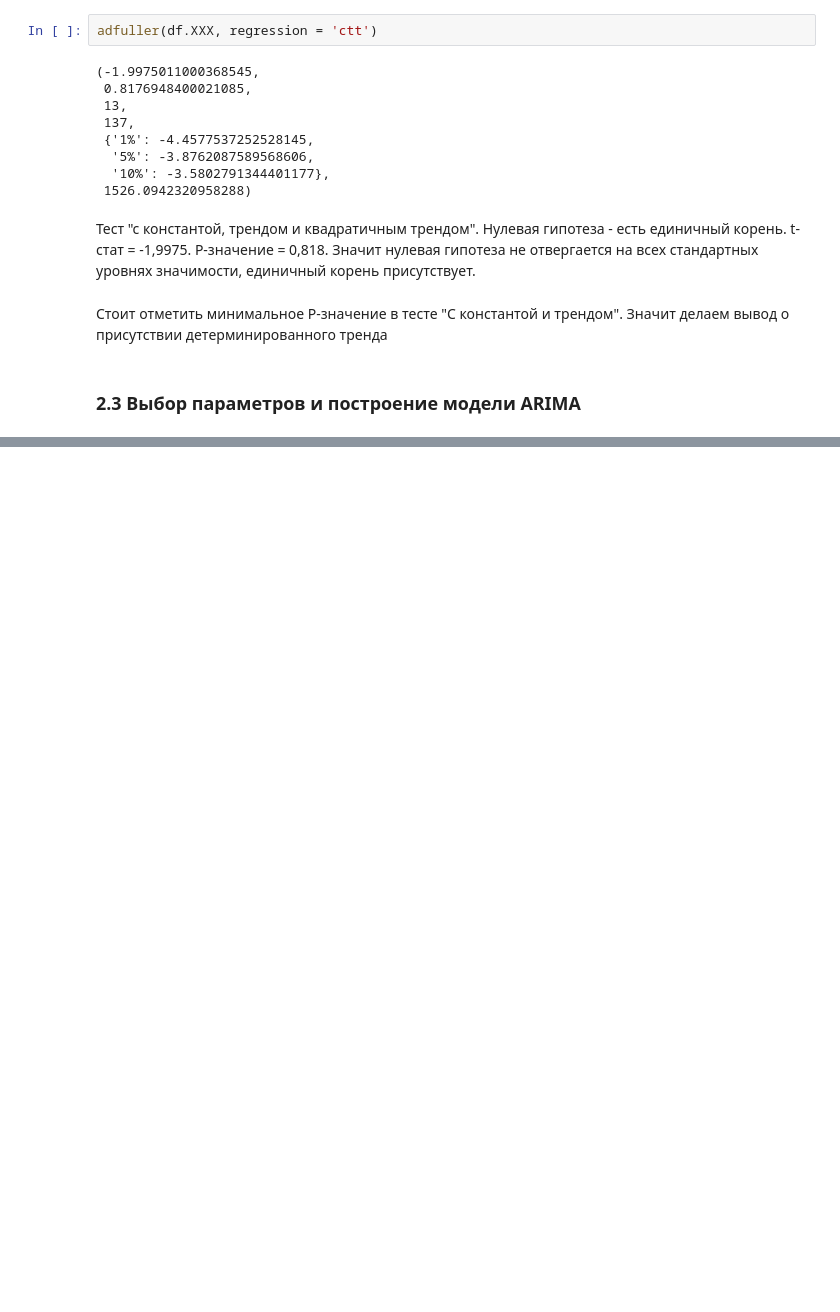
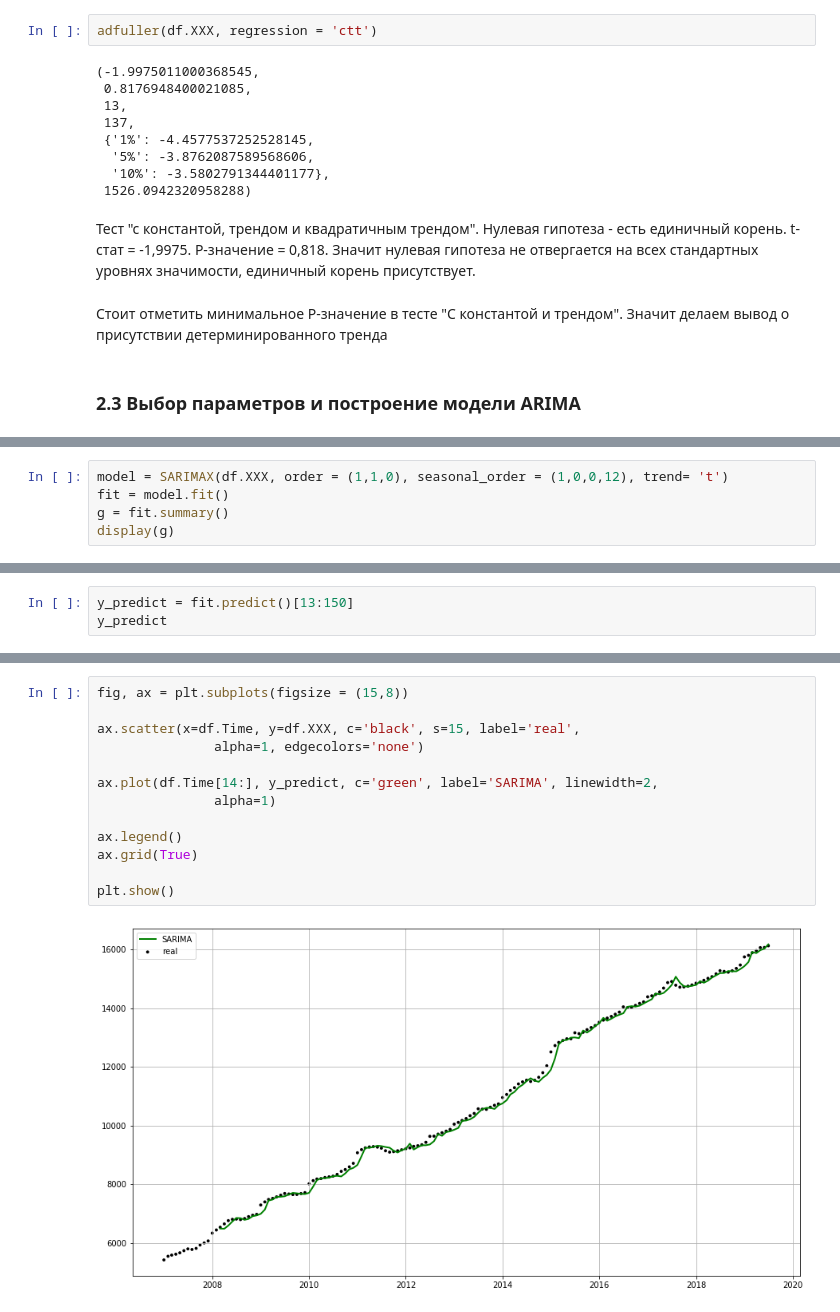
Before and after one commit to xxxyxxx16/portfolio_xxxyxxx, a Jupyter notebook: TS analysis.ipynb, the cells around one changed output, grey strips where cells are left out. Drawn from its saved outputs; the diff is of its cells as text; blank space fills up the shorter version.

```diff
--- a/TS analysis.ipynb
+++ b/TS analysis.ipynb
@@ -218,0 +410,5 @@ adfuller(df.XXX, regression = 'ctt')
+# %%
+model = SARIMAX(df.XXX, order = (1,1,0), seasonal_order = (1,0,0,12), trend= 't')
+fit = model.fit()
+g = fit.summary()
+display(g)
@@ -218,0 +488,3 @@ adfuller(df.XXX, regression = 'ctt')
+# %%
+y_predict = fit.predict()[13:150]
+y_predict
@@ -218,0 +520,15 @@ adfuller(df.XXX, regression = 'ctt')
+# %%
+fig, ax = plt.subplots(figsize = (15,8))
+
+ax.scatter(x=df.Time, y=df.XXX, c='black', s=15, label='real',
+               alpha=1, edgecolors='none')
+
+ax.plot(df.Time[14:], y_predict, c='green', label='SARIMA', linewidth=2,
+               alpha=1)
+
+ax.legend()
+ax.grid(True)
+
+plt.show()
+# %% [output]
+[figure, added]
```
Also changed, not shown: parts of 19 cells of this notebook, 2 other files.
